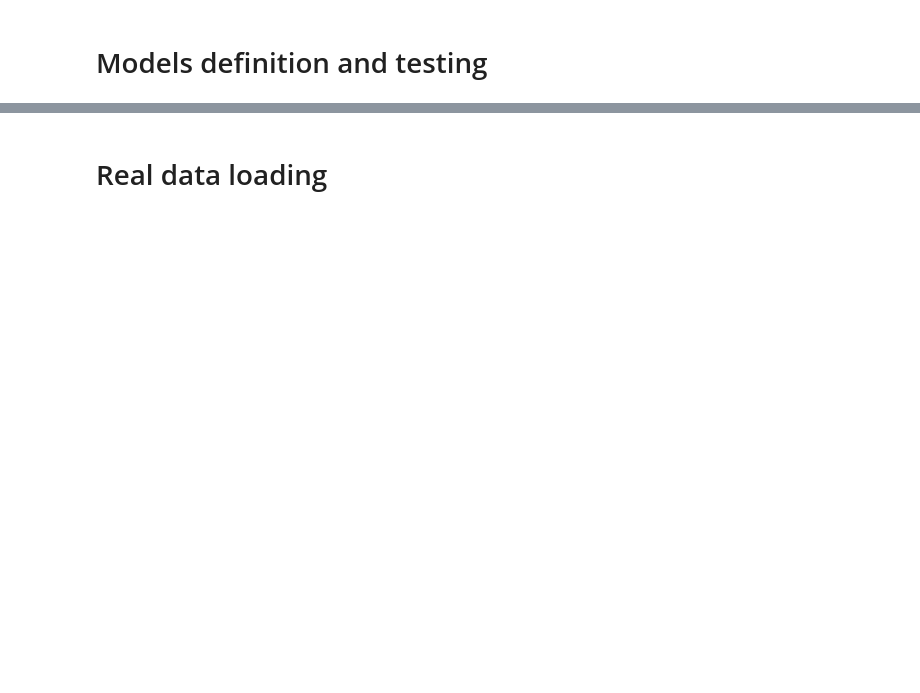
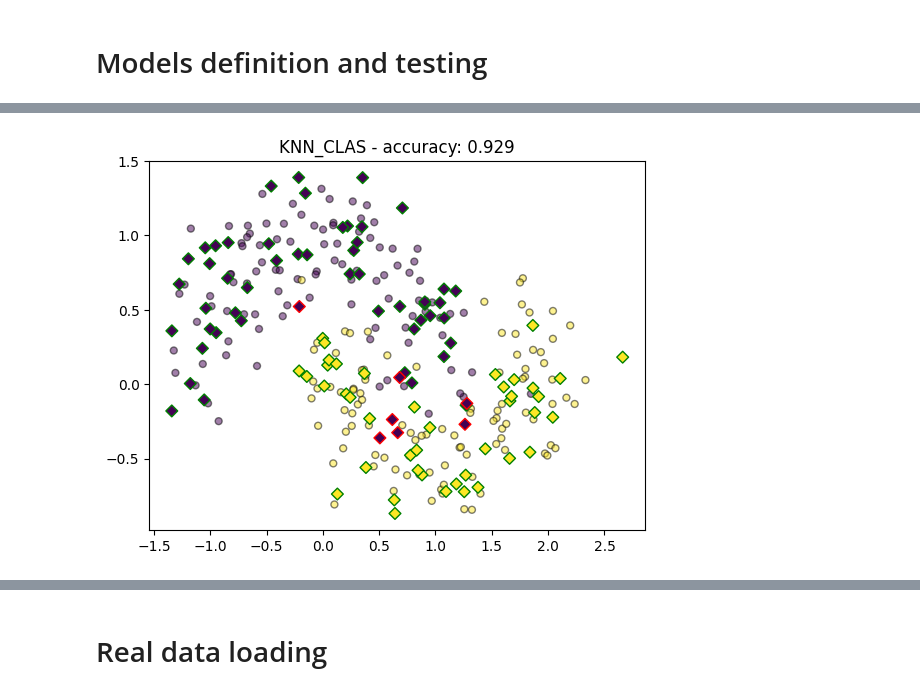
Before and after one commit to eduardo-ufmg/knn-clas, a Jupyter notebook: likelihood_analysis/likelihood_analysis.ipynb, the cells around one changed output, grey strips where cells are left out. Saved outputs shown, nothing was run; the diff lists cells and outputs as text; code cells hidden in the pictures; blank space fills up the shorter version.

```diff
--- a/likelihood_analysis/likelihood_analysis.ipynb
+++ b/likelihood_analysis/likelihood_analysis.ipynb
@@ -483,6 +500,9 @@ class KNN_CLAS(BaseEstimator, ClassifierMixin):
     self.classes_ = np.array([self.label_map[label] for label in y.flatten()])
 
     self.cov = np.cov(X, rowvar=False)
+
+    epsilon = 1e-6
+    self.cov += epsilon * np.eye(self.cov.shape[0])
 
     self.dm = distance_matrix(X)
     self.gg = gabriel_graph(self.dm)
@@ -523,33 +543,35 @@ class KNN_CLAS(BaseEstimator, ClassifierMixin):
     y (np.ndarray): Labels for the vertices.
 
     Returns:
     tuple[np.ndarray, np.ndarray]: Likelihood scores for each class.
     """
     Q0 = np.zeros(X.shape[0])
     Q1 = np.zeros(X.shape[0])
 
     self.fit(X, y)
 
     distances = cdist(X, self.expert_coords, metric='sqeuclidean')
     nearest_indices = np.argsort(distances, axis=1)[:, :self.k]
 
     for i in range(X.shape[0]):
       Q0[i] = sum(
         kernel(X[i].reshape(1, -1), self.expert_coords[idx].reshape(1, -1), self.cov)[0, 0]
         for idx in nearest_indices[i] if self.expert_labels[idx] == -1
       )
       Q1[i] = sum(
         kernel(X[i].reshape(1, -1), self.expert_coords[idx].reshape(1, -1), self.cov)[0, 0]
         for idx in nearest_indices[i] if self.expert_labels[idx] == 1
       )
 
     return Q0, Q1
 
 knn_clas = KNN_CLAS(k=K)
 knn_clas.fit(X_train, y_train)
 y_pred_knn_clas = knn_clas.predict(X_test)
 
 check(X_train, y_train, X_test, y_test, y_pred_knn_clas, "KNN_CLAS")
+# %% [output]
+[figure, added]
 # %%
 knn_Q0, knn_Q1 = knn.likelihood_score(X, y)
 knn_clas_Q0, knn_clas_Q1 = knn_clas.likelihood_score(X, y)
```
Also changed, not shown: parts of 13 cells of this notebook, 2 other files.
